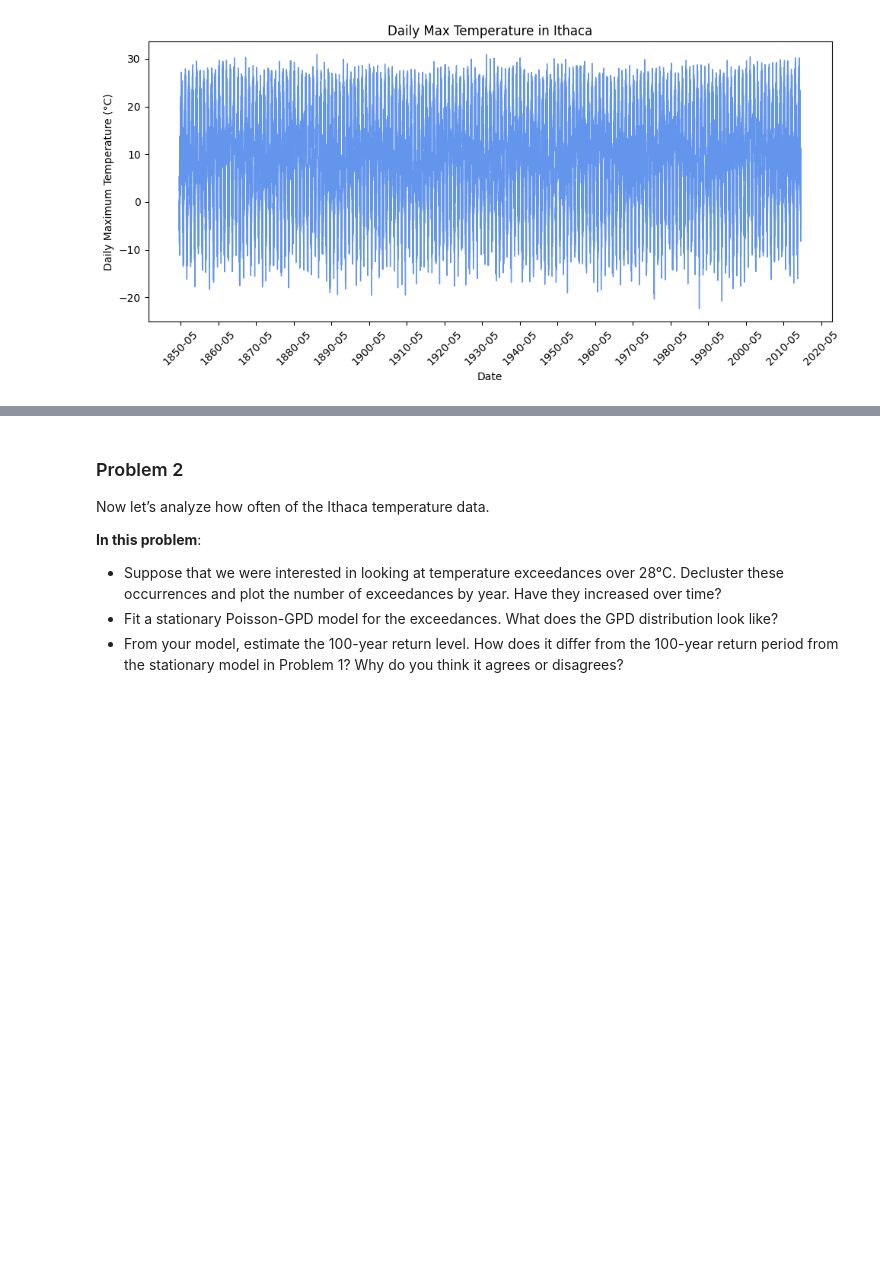
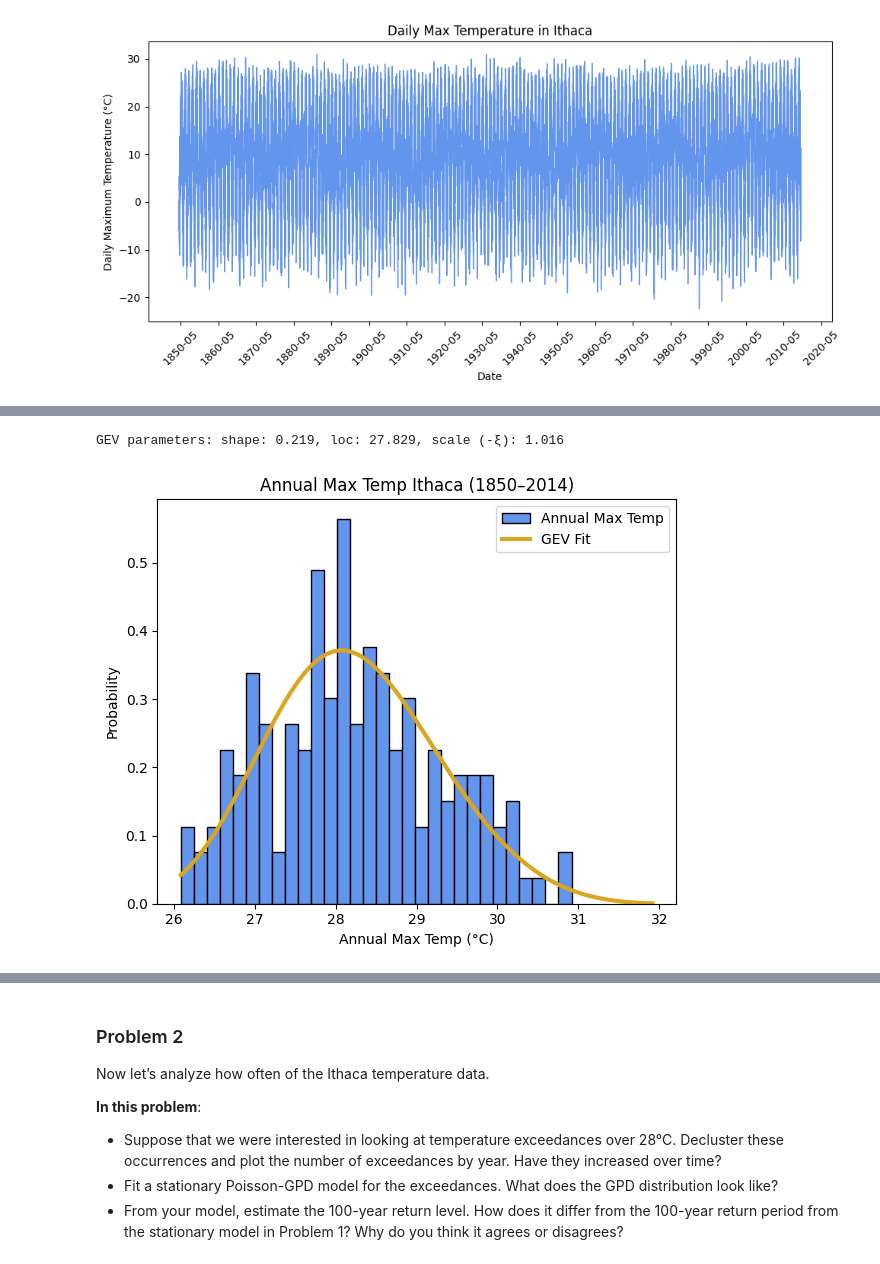
Before and after one commit to BEE4850-SP25/hw05-mcallen14, a Jupyter notebook: hw05.ipynb, the cells around one changed output, grey strips where cells are left out. Drawn from its saved outputs; the diff is of its cells as text; code cells hidden in the pictures; blank space fills up the shorter version.

```diff
--- a/hw05.ipynb
+++ b/hw05.ipynb
@@ -115,0 +152,59 @@ plt.show()
+# %%
+# Fit a stationary GEV model to the annual maximum series and report your parameter estimates.
+from scipy.stats import genextreme
+from scipy.optimize import minimize
+
+# isolate max values
+max_an_values = max_annual['TempMax'].values
+
+# Fit the GEV distribution using MLE
+# SciPy uses a reversed sign convention for the shape parameter:
+# Julia: ξ, SciPy: -ξ
+#c, loc, scale = genextreme.fit(max_an_values)
+
+
+# # ---- GEV Fit ----
+def gev_nll(params):
+    c, loc, scale = params
+    if scale <= 0:
+        return np.inf
+    return -np.sum(genextreme.logpdf(max_an_values, c=c, loc=loc, scale=scale))
+
+#note i had to give "good" initial estimates of loc and scale to get this to work properly
+init_theta = [0.1, np.mean(max_an_values), np.std(max_an_values)]
+bounds = [(-1.0, 1.0), (None, None), (1e-6, None)]
+
+# Optimize
+result = minimize(gev_nll, init_theta, bounds=bounds, method="Powell")
+log_lik_stat = -result.fun
+
+theta_mle = result.x
+c_hat, loc_hat, scale_hat = theta_mle
+
+round_to = 3
+print(f"GEV parameters: shape: {round(c_hat,round_to)}, loc: {round(loc_hat,round_to)}, scale (-ξ): {round(scale_hat,round_to)}")
+
+
+# # # Example: PDF, log-likelihood, etc.
+# log_lik = np.sum(genextreme.logpdf(max_an_values, c_hat, loc=loc_hat, scale=scale_hat))
+# print("Log-likelihood:", log_lik)
+
+# Plot
+plt.figure(figsize=(6, 5))
+plt.hist(max_annual['TempMax'], bins = 30, color = 'cornflowerblue', edgecolor='black', label = f'Annual Max Temp', density=True)
+
+# Evaluate GEV PDF
+min_val = max_an_values.min()
+max_val = max_an_values.max() + 1
+x = np.linspace(min_val, max_val, 5000)
+gev_pdf = genextreme.pdf(x, c_hat, loc=loc_hat, scale=scale_hat)
+plt.plot(x, gev_pdf, linewidth=3, color='goldenrod', label="GEV Fit")
+plt.xlabel("Annual Max Temp (°C)")
+plt.ylabel("Probability")
+plt.legend()
+plt.title(fr"Annual Max Temp Ithaca (1850–2014)")
+plt.tight_layout()
+plt.show()
+# %% [output]
+GEV parameters: shape: 0.219, loc: 27.829, scale (-ξ): 1.016
+[figure, added]
```
Also changed, not shown: parts of 28 cells of this notebook.
